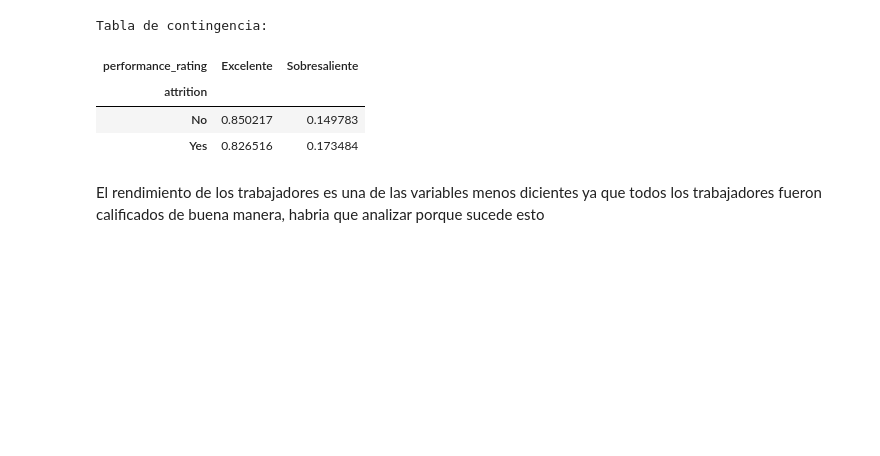
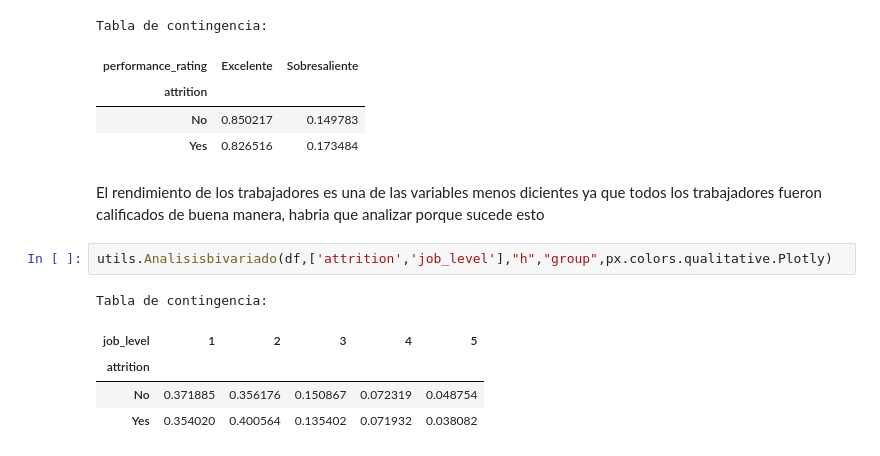
Before and after one commit to AlexanderBedoyaC/pediccion_abandono_empleo, a Jupyter notebook: 4.1. Brahayan - Análisis bivariado categóricas.ipynb, the cells around one changed output. Saved outputs shown, nothing was run; the diff lists cells and outputs as text; blank space fills up the shorter version.

```diff
--- a/4.1. Brahayan - Análisis bivariado categóricas.ipynb
+++ b/4.1. Brahayan - Análisis bivariado categóricas.ipynb
@@ -139,3 +134,11 @@ Tabla de contingencia:
 | Yes | 0.826516 | 0.173484 |
 # %% [markdown]
 El rendimiento de los trabajadores es una de las variables menos dicientes ya que todos los trabajadores fueron calificados de buena manera, habria que analizar porque sucede esto
+# %%
+utils.Analisisbivariado(df,['attrition','job_level'],"h","group",px.colors.qualitative.Plotly)
+# %% [output]
+Tabla de contingencia:
+| job_level | 1 | 2 | 3 | 4 | 5 |
+| attrition |  |  |  |  |  |
+| No | 0.371885 | 0.356176 | 0.150867 | 0.072319 | 0.048754 |
+| Yes | 0.354020 | 0.400564 | 0.135402 | 0.071932 | 0.038082 |
```
Also changed, not shown: parts of 17 cells of this notebook, 4 other files.
